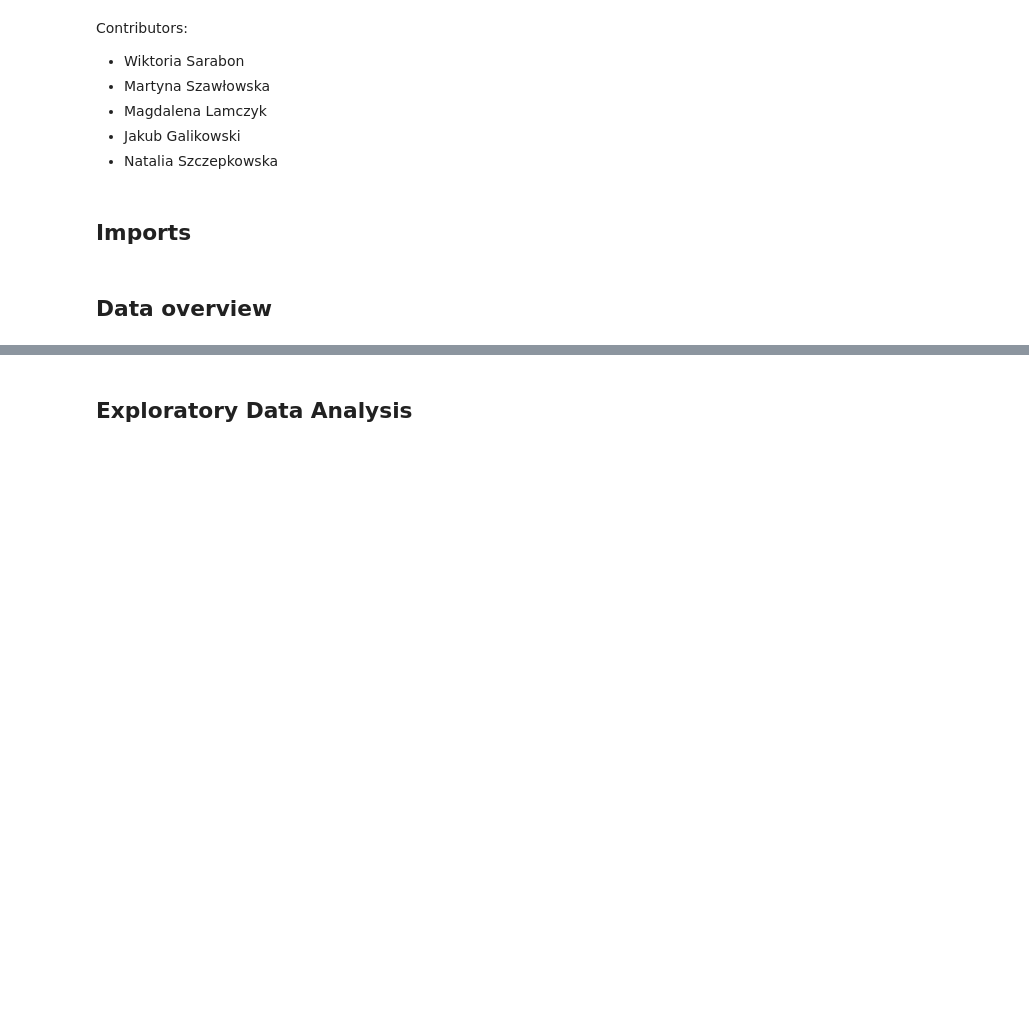
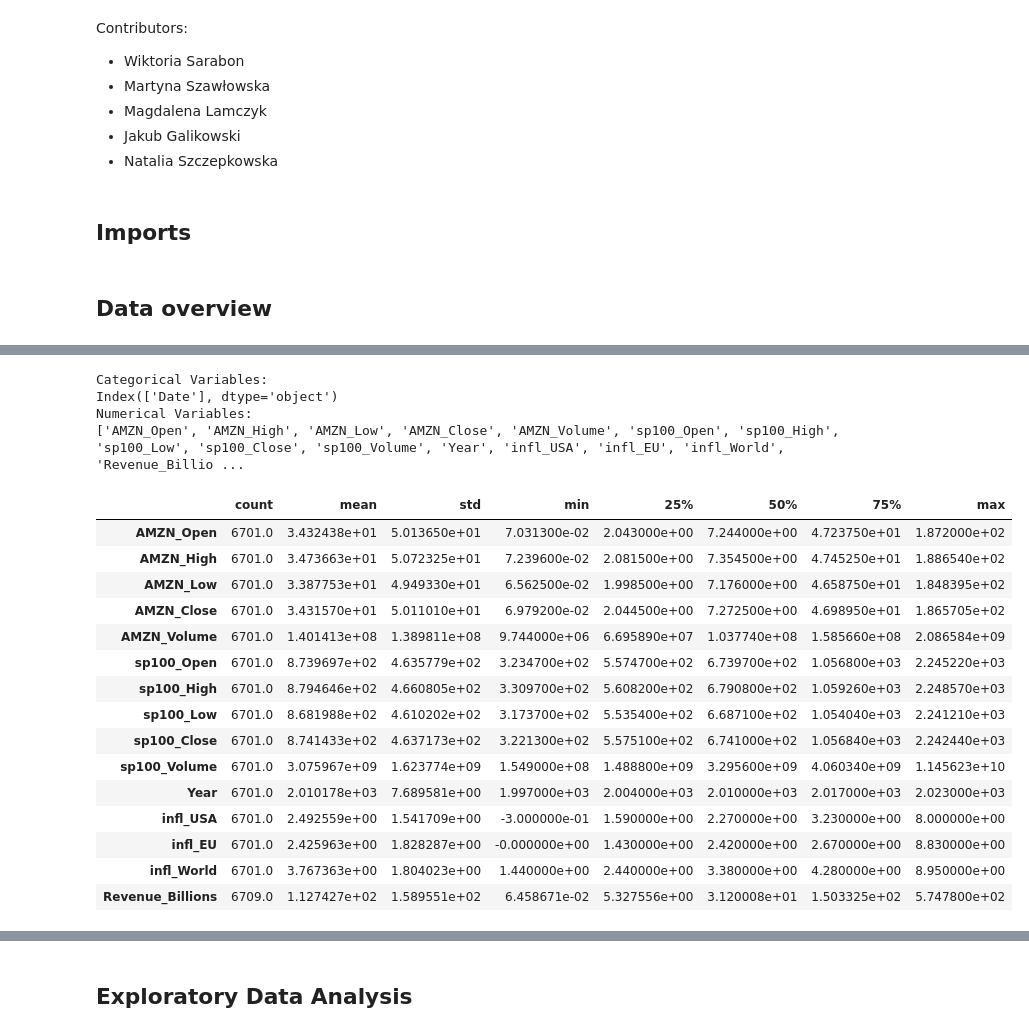
Before and after one commit to Galicheck/MJNWM-Project, a Jupyter notebook: Project_AMZN_prediction.ipynb, the cells around one changed output, grey strips where cells are left out. Cells and saved outputs as stored; diff of their text form; code cells hidden in the pictures; blank space fills up the shorter version.

```diff
--- a/Project_AMZN_prediction.ipynb
+++ b/Project_AMZN_prediction.ipynb
@@ -47,0 +70,36 @@ The dataset contains the following 16 columns:
+# %%
+# Date -> zmienna kategoryczna
+# pozostałe zmienne -> numeryczne
+# czy Year powinno byc kategoryczne?
+
+# podział nazw kolumn na kategoryczne i numeryczne
+cat_cols = data.select_dtypes(include=['object']).columns
+num_cols = data.select_dtypes(include=np.number).columns.tolist()
+print("Categorical Variables:")
+print(cat_cols)
+print("Numerical Variables:")
+print(num_cols)
+# %% [output]
+Categorical Variables:
+Index(['Date'], dtype='object')
+Numerical Variables:
+['AMZN_Open', 'AMZN_High', 'AMZN_Low', 'AMZN_Close', 'AMZN_Volume', 'sp100_Open', 'sp100_High', 'sp100_Low', 'sp100_Close', 'sp100_Volume', 'Year', 'infl_USA', 'infl_EU', 'infl_World', 'Revenue_Billio ...
+# %%
+data.describe().T
+# %% [output]
+|  | count | mean | std | min | 25% | 50% | 75% | max |
+| AMZN_Open | 6701.0 | 3.432438e+01 | 5.013650e+01 | 7.031300e-02 | 2.043000e+00 | 7.244000e+00 | 4.723750e+01 | 1.872000e+02 |
+| AMZN_High | 6701.0 | 3.473663e+01 | 5.072325e+01 | 7.239600e-02 | 2.081500e+00 | 7.354500e+00 | 4.745250e+01 | 1.886540e+02 |
+| AMZN_Low | 6701.0 | 3.387753e+01 | 4.949330e+01 | 6.562500e-02 | 1.998500e+00 | 7.176000e+00 | 4.658750e+01 | 1.848395e+02 |
+| AMZN_Close | 6701.0 | 3.431570e+01 | 5.011010e+01 | 6.979200e-02 | 2.044500e+00 | 7.272500e+00 | 4.698950e+01 | 1.865705e+02 |
+| AMZN_Volume | 6701.0 | 1.401413e+08 | 1.389811e+08 | 9.744000e+06 | 6.695890e+07 | 1.037740e+08 | 1.585660e+08 | 2.086584e+09 |
+| sp100_Open | 6701.0 | 8.739697e+02 | 4.635779e+02 | 3.234700e+02 | 5.574700e+02 | 6.739700e+02 | 1.056800e+03 | 2.245220e+03 |
+| sp100_High | 6701.0 | 8.794646e+02 | 4.660805e+02 | 3.309700e+02 | 5.608200e+02 | 6.790800e+02 | 1.059260e+03 | 2.248570e+03 |
+| sp100_Low | 6701.0 | 8.681988e+02 | 4.610202e+02 | 3.173700e+02 | 5.535400e+02 | 6.687100e+02 | 1.054040e+03 | 2.241210e+03 |
+| sp100_Close | 6701.0 | 8.741433e+02 | 4.637173e+02 | 3.221300e+02 | 5.575100e+02 | 6.741000e+02 | 1.056840e+03 | 2.242440e+03 |
+| sp100_Volume | 6701.0 | 3.075967e+09 | 1.623774e+09 | 1.549000e+08 | 1.488800e+09 | 3.295600e+09 | 4.060340e+09 | 1.145623e+10 |
+| Year | 6701.0 | 2.010178e+03 | 7.689581e+00 | 1.997000e+03 | 2.004000e+03 | 2.010000e+03 | 2.017000e+03 | 2.023000e+03 |
+| infl_USA | 6701.0 | 2.492559e+00 | 1.541709e+00 | -3.000000e-01 | 1.590000e+00 | 2.270000e+00 | 3.230000e+00 | 8.000000e+00 |
+| infl_EU | 6701.0 | 2.425963e+00 | 1.828287e+00 | -0.000000e+00 | 1.430000e+00 | 2.420000e+00 | 2.670000e+00 | 8.830000e+00 |
+| infl_World | 6701.0 | 3.767363e+00 | 1.804023e+00 | 1.440000e+00 | 2.440000e+00 | 3.380000e+00 | 4.280000e+00 | 8.950000e+00 |
+| Revenue_Billions | 6709.0 | 1.127427e+02 | 1.589551e+02 | 6.458671e-02 | 5.327556e+00 | 3.120008e+01 | 1.503325e+02 | 5.747800e+02 |
```
Also changed, not shown: parts of 14 cells of this notebook.
